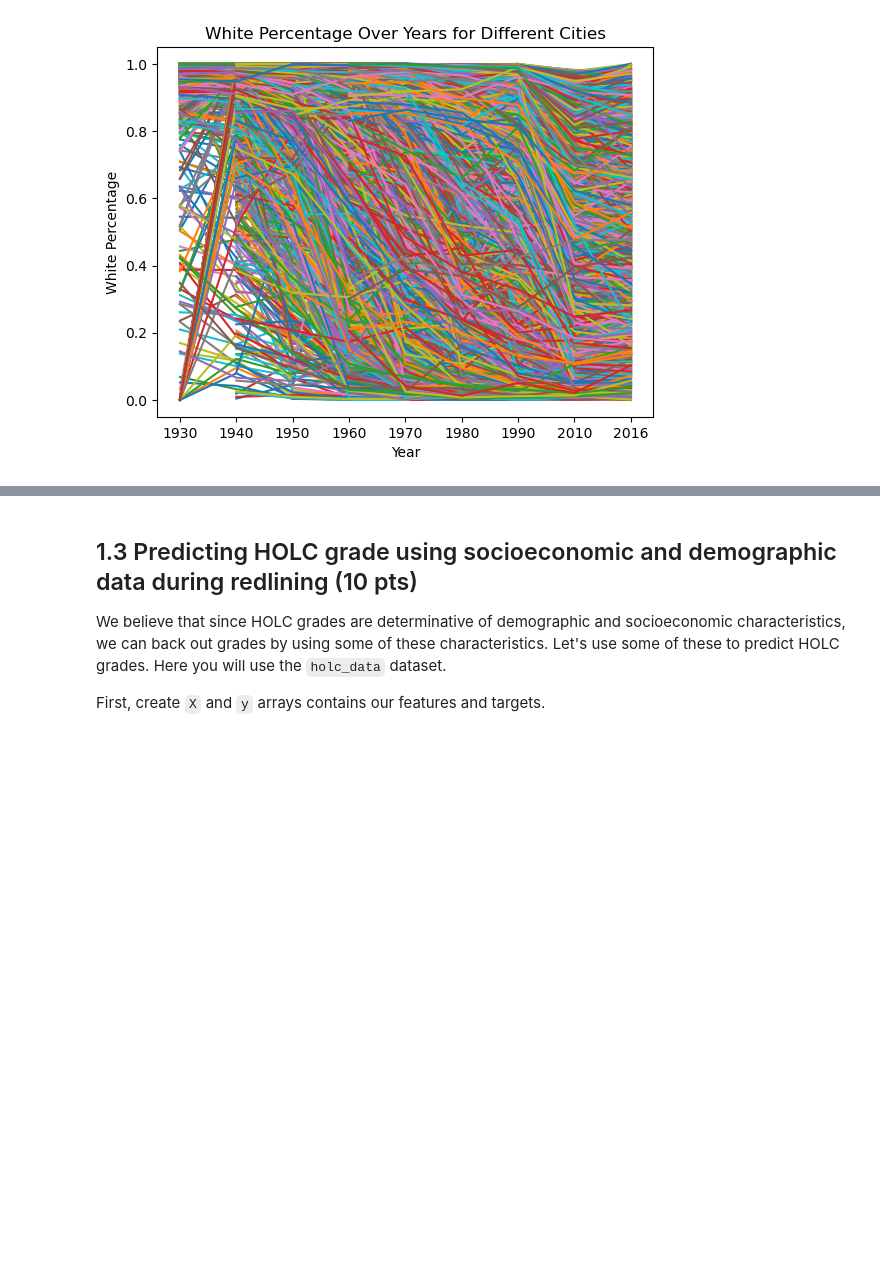
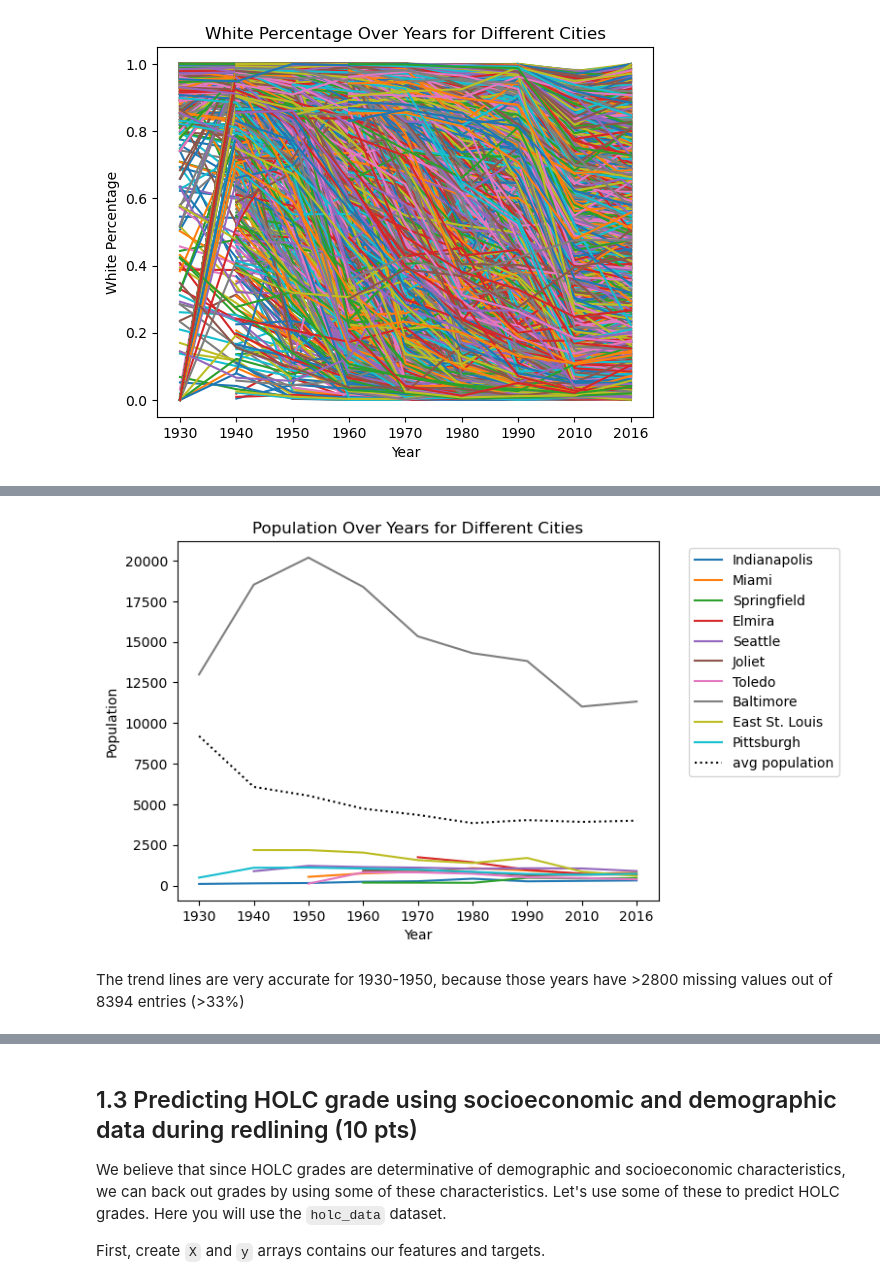
Before and after one commit to desaiwang/4680_5680_intro_uds, a Jupyter notebook: Homework/HW5.ipynb, the cells around one changed output, grey strips where cells are left out. Saved outputs shown, nothing was run; the diff lists cells and outputs as text; code cells hidden in the pictures; blank space fills up the shorter version.

```diff
--- a/Homework/HW5.ipynb
+++ b/Homework/HW5.ipynb
@@ -246,3 +190,25 @@ plt.show()
+# %%
+##population
+metric_name = "population_"
+sampled_rows = df.sample(n=10)
+for index, row in sampled_rows.iterrows():
+  city_population = [row[f'{metric_name}{year}'] for year in years]
+
+  plt.plot(years, city_population, label=row.city)
+
+#also plot mean
+avg_vals = [df[f'{metric_name}{year}'].mean() for year in years]
+plt.plot(years, avg_vals, linestyle=':', color='black', label="avg population")
+
+plt.xlabel('Year')
+plt.ylabel('Population')
+plt.title('Population Over Years for Different Cities')
+plt.legend(bbox_to_anchor=(1.05, 1), loc='upper left')
+plt.show()
+# %% [output]
+[figure, added]
+# %% [markdown]
+The trend lines are very accurate for 1930-1950, because those years have >2800 missing values out of 8394 entries (>33%)
 # %%
 #there's no income data for 1930/40, so shortening year list
 short_years = ['1950','1960','1970','1980','1990','2010', '2016']
```
Also changed, not shown: parts of 39 cells of this notebook.
